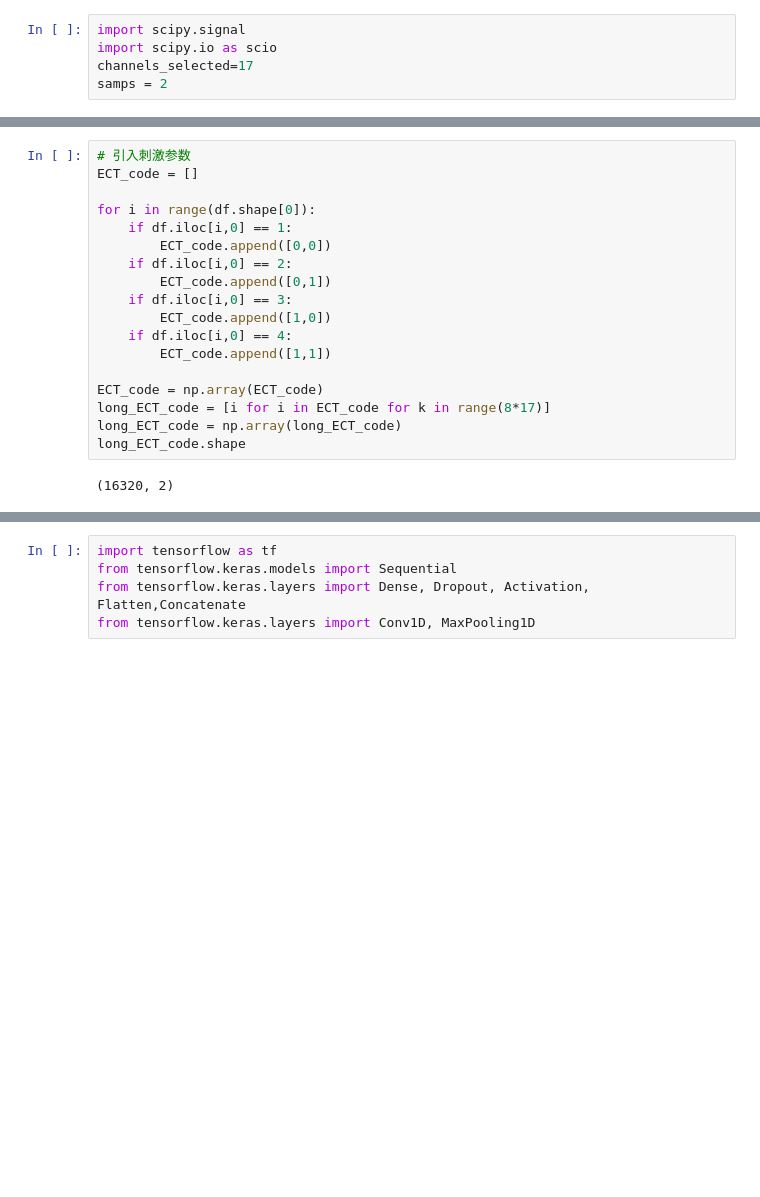
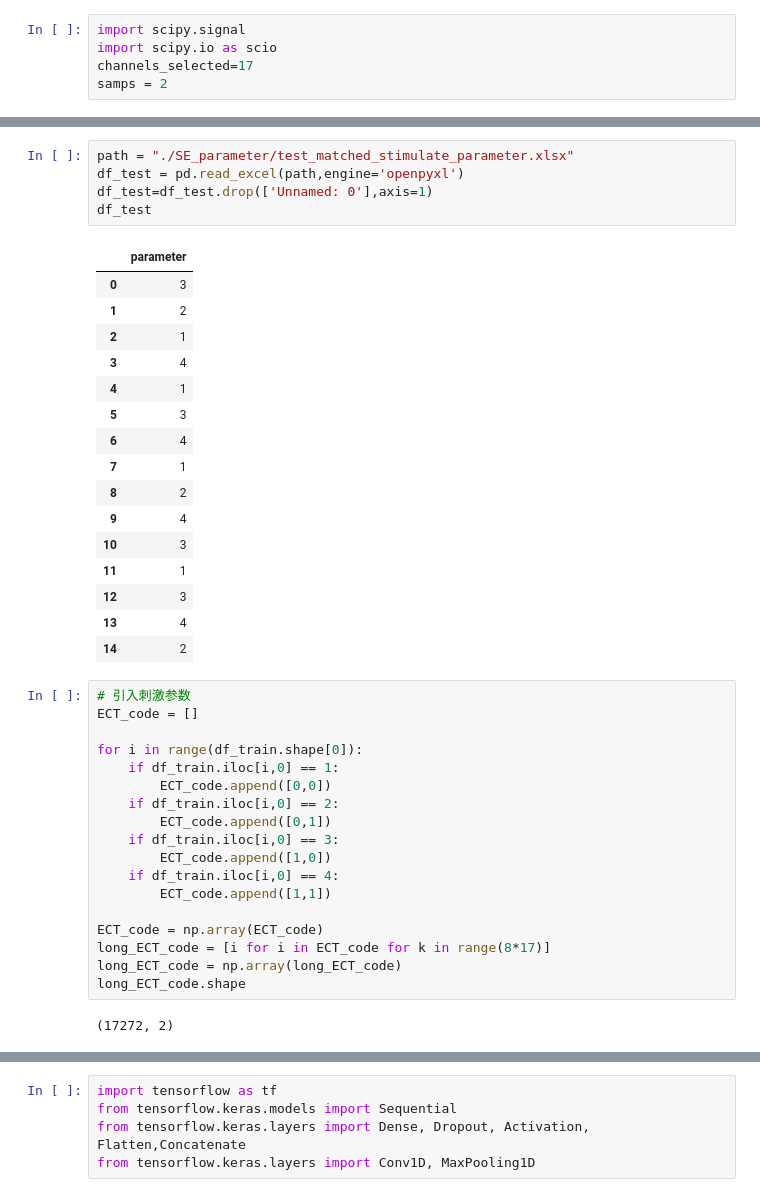
Before and after one commit to zhengyuntao123/EEGprocess, a Jupyter notebook: CNN.ipynb, the cells around one changed output, grey strips where cells are left out. Drawn from its saved outputs; the diff is of its cells as text; blank space fills up the shorter version.

```diff
--- a/CNN.ipynb
+++ b/CNN.ipynb
@@ -264,15 +264,37 @@ df
+# %%
+path = "./SE_parameter/test_matched_stimulate_parameter.xlsx"
+df_test = pd.read_excel(path,engine='openpyxl')
+df_test=df_test.drop(['Unnamed: 0'],axis=1)
+df_test
+# %% [output]
+|  | parameter |
+| 0 | 3 |
+| 1 | 2 |
+| 2 | 1 |
+| 3 | 4 |
+| 4 | 1 |
+| 5 | 3 |
+| 6 | 4 |
+| 7 | 1 |
+| 8 | 2 |
+| 9 | 4 |
+| 10 | 3 |
+| 11 | 1 |
+| 12 | 3 |
+| 13 | 4 |
+| 14 | 2 |
 # %%
 # 引入刺激参数
 ECT_code = []
 
-for i in range(df.shape[0]):
-    if df.iloc[i,0] == 1:
+for i in range(df_train.shape[0]):
+    if df_train.iloc[i,0] == 1:
         ECT_code.append([0,0])
-    if df.iloc[i,0] == 2:
+    if df_train.iloc[i,0] == 2:
         ECT_code.append([0,1])
-    if df.iloc[i,0] == 3:
+    if df_train.iloc[i,0] == 3:
         ECT_code.append([1,0])
-    if df.iloc[i,0] == 4:
+    if df_train.iloc[i,0] == 4:
         ECT_code.append([1,1])
 
 ECT_code = np.array(ECT_code)
@@ -280,4 +302,4 @@ long_ECT_code = [i for i in ECT_code for k in range(8*17)]
 long_ECT_code = np.array(long_ECT_code)
 long_ECT_code.shape
 # %% [output]
-(16320, 2)
+(17272, 2)
```
Also changed, not shown: parts of 20 cells of this notebook.
